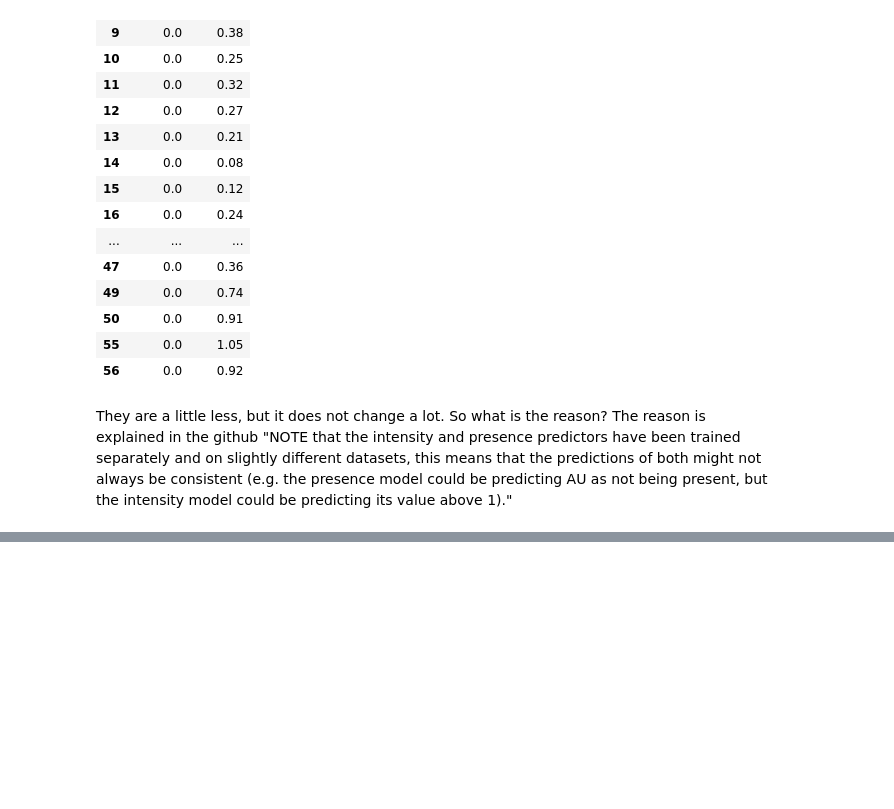
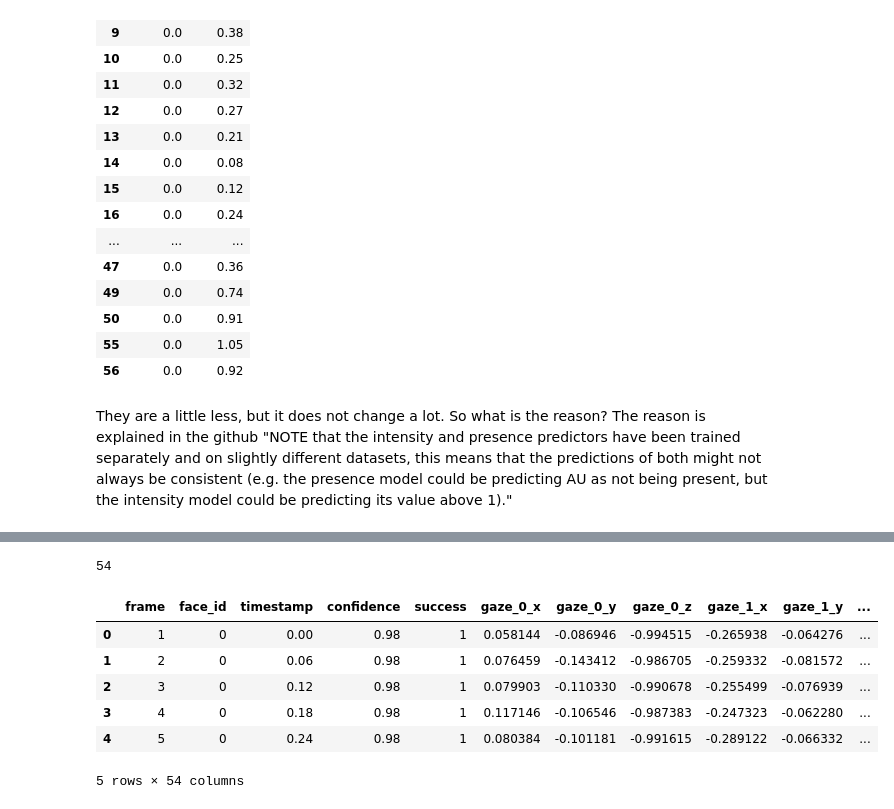
Before and after one commit to Projet-Fil-Rouge-AFPA/filrouge, a Jupyter notebook: Notebook_Valentina.ipynb, the cells around one changed output, grey strips where cells are left out. Saved outputs shown, nothing was run; the diff lists cells and outputs as text; code cells hidden in the pictures; blank space fills up the shorter version.

```diff
--- a/Notebook_Valentina.ipynb
+++ b/Notebook_Valentina.ipynb
@@ -44,7 +44,7 @@ def get_videos(directory_path):
 
     return videos_paths_list, video_filenames_list
 # %%
-new_videos = ['/Users/valentinadiproietto/Desktop/video_stress/WIN_20210406_18_49_10_Pro.mp4','/Users/valentinadiproietto/Desktop/video_stress/WIN_20210417_14_53_12_Pro.mp4']
+new_videos = ['/Users/valentinadiproietto/Desktop/video_stress/WIN_20210403_18_49_15_Pro.mp4']
 # %%
 for i in new_videos:
     extract_video_features(OpenFace_folder, i)
@@ -355,0 +396,4 @@ OR EVEN SIMPLER gaze_angle_x, gaze_angle_y, angle averaged over the two eyes
+# %%
+len(df.columns)
+# %% [output]
+54
@@ -355,0 +406,10 @@ OR EVEN SIMPLER gaze_angle_x, gaze_angle_y, angle averaged over the two eyes
+# %%
+df.head()
+# %% [output]
+|  | frame | face_id | timestamp | confidence | success | gaze_0_x | gaze_0_y | gaze_0_z | gaze_1_x | gaze_1_y | ... |
+| 0 | 1 | 0 | 0.00 | 0.98 | 1 | 0.058144 | -0.086946 | -0.994515 | -0.265938 | -0.064276 | ... |
+| 1 | 2 | 0 | 0.06 | 0.98 | 1 | 0.076459 | -0.143412 | -0.986705 | -0.259332 | -0.081572 | ... |
+| 2 | 3 | 0 | 0.12 | 0.98 | 1 | 0.079903 | -0.110330 | -0.990678 | -0.255499 | -0.076939 | ... |
+| 3 | 4 | 0 | 0.18 | 0.98 | 1 | 0.117146 | -0.106546 | -0.987383 | -0.247323 | -0.062280 | ... |
+| 4 | 5 | 0 | 0.24 | 0.98 | 1 | 0.080384 | -0.101181 | -0.991615 | -0.289122 | -0.066332 | ... |
+5 rows × 54 columns
```
Also changed, not shown: parts of 15 cells of this notebook.
